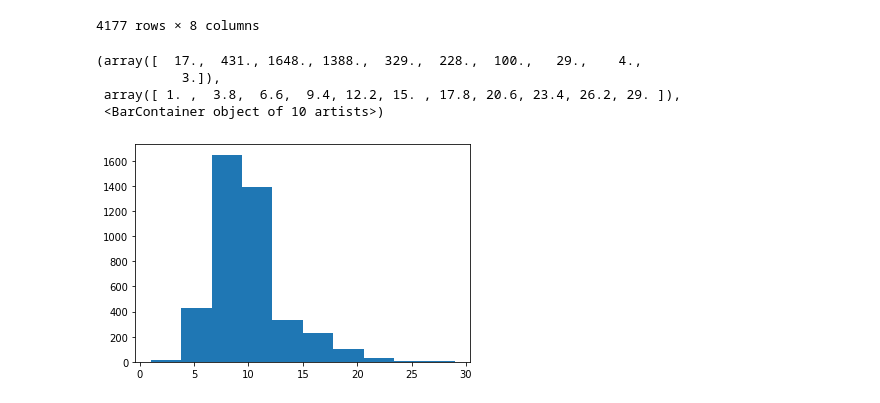
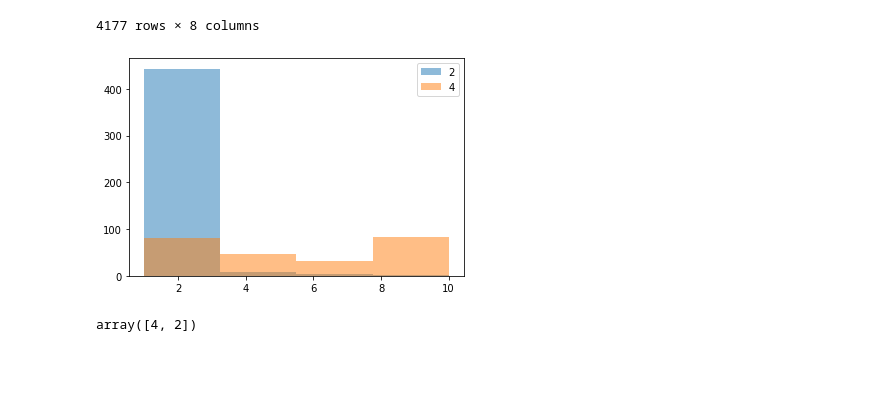
Before and after one commit to Alatec/CSCI-447, a Jupyter notebook: playground.ipynb, the cells around one changed output. Saved outputs shown, nothing was run; the diff lists cells and outputs as text; code cells hidden in the pictures; blank space fills up the shorter version.

```diff
--- a/playground.ipynb
+++ b/playground.ipynb
@@ -11,11 +11,12 @@ import time
 
 with open("Datasets/metadata.json",'r') as f:
     metadata = json.loads(f.read())
-abalone = pd.read_csv(metadata["abalone"]["path"], names=metadata["abalone"]["names"])
 
+df = pd.read_csv("Datasets/" + metadata["breastCancer"]["dataPath"], names=metadata["breastCancer"]["attributes"], na_values=metadata["breastCancer"]["NAValues"])
+df = df.drop_na()
 #Shuffling the dataset can be accomplished by taking a random sample of the whole thing without replacement
 #Set a random state so results are repeatable
-abalone = abalone.sample(frac=1, random_state=420)
+df = df.sample(frac=1, random_state=420)
 
 tqdm.pandas(desc="Brrrrr")
 # %%
@@ -131,10 +132,15 @@ normed_abalone
 # %%
 #Pandas Dataframes are essentially a dictionary of numpy arrays. The key is the column name
 #This means we can toss a pandas column anywhere that takes a numpy array
-plt.hist(abalone["rings"])
+test_col = "marginalAdhesion"
+bins = np.histogram_bin_edges(df[test_col], bins=4)
+plt.hist(df[df["class"]==2][test_col], bins=bins, alpha=0.5, label="2")
+plt.hist(df[df["class"]==4][test_col], bins=bins, alpha=0.5, label="4")
+plt.legend()
+plt.show()
+df["class"].unique()
+# plt.violinplot(abalone["rings"])
+# plt.scatter(abalone["length"], abalone["rings"])
 # %% [output]
+[figure, new version]
-(array([  17.,  431., 1648., 1388.,  329.,  228.,  100.,   29.,    4.,
-           3.]),
- array([ 1. ,  3.8,  6.6,  9.4, 12.2, 15. , 17.8, 20.6, 23.4, 26.2, 29. ]),
- <BarContainer object of 10 artists>)
+array([4, 2])
-[figure, old version]
```
Also changed, not shown: parts of 7 cells of this notebook, 2 other files.
